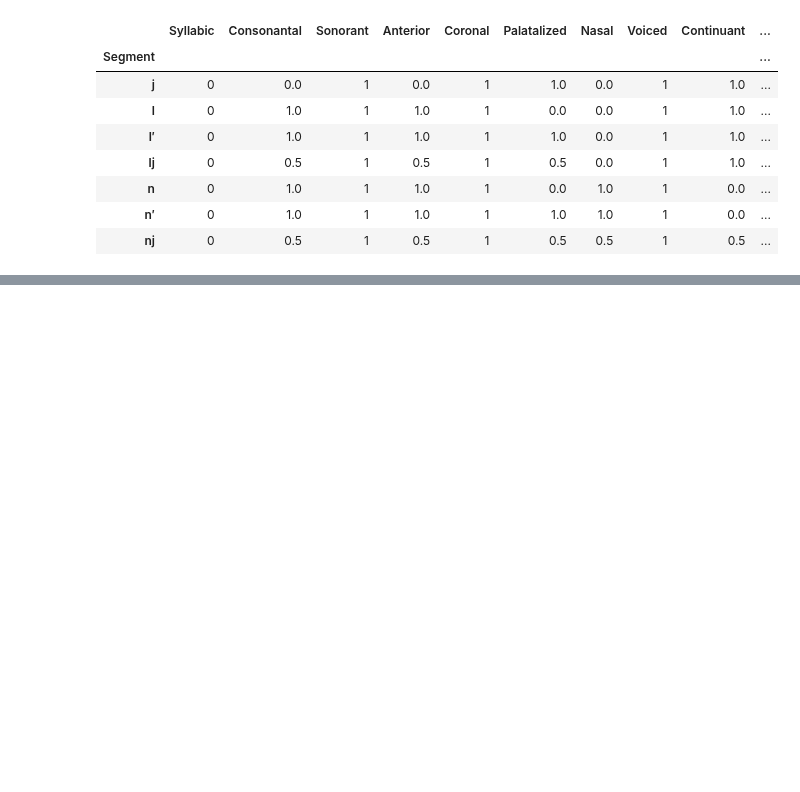
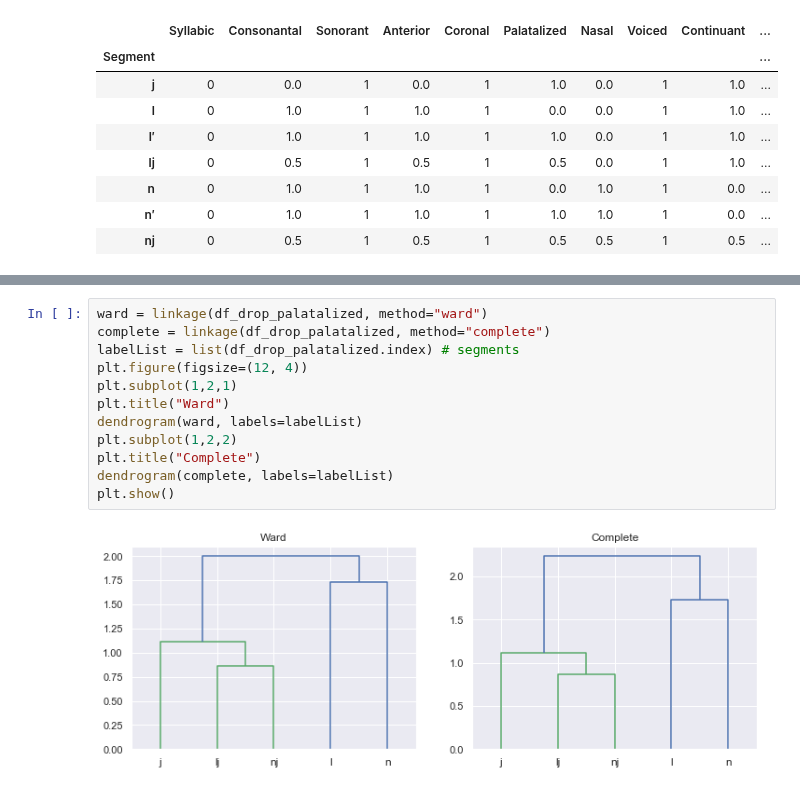
Before and after one commit to Data-Science-for-Linguists-2019/russian_rhyme, a Jupyter notebook: dev/decompose_palatalization.ipynb, the cells around one changed output, grey strips where cells are left out. Cells and saved outputs as stored; diff of their text form; blank space fills up the shorter version.

```diff
--- a/dev/decompose_palatalization.ipynb
+++ b/dev/decompose_palatalization.ipynb
@@ -52,0 +86,14 @@ plt.show()
+# %%
+ward = linkage(df_drop_palatalized, method="ward")
+complete = linkage(df_drop_palatalized, method="complete")
+labelList = list(df_drop_palatalized.index) # segments
+plt.figure(figsize=(12, 4))
+plt.subplot(1,2,1)
+plt.title("Ward")
+dendrogram(ward, labels=labelList)
+plt.subplot(1,2,2)
+plt.title("Complete")
+dendrogram(complete, labels=labelList)
+plt.show()
+# %% [output]
+[figure, added]
```
Also changed, not shown: parts of 32 cells of this notebook, 1 other file.
